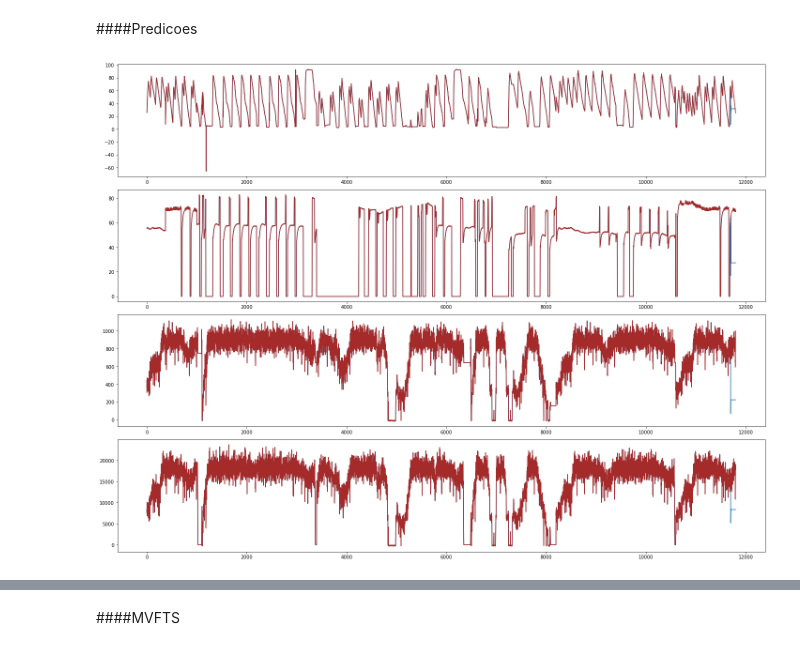
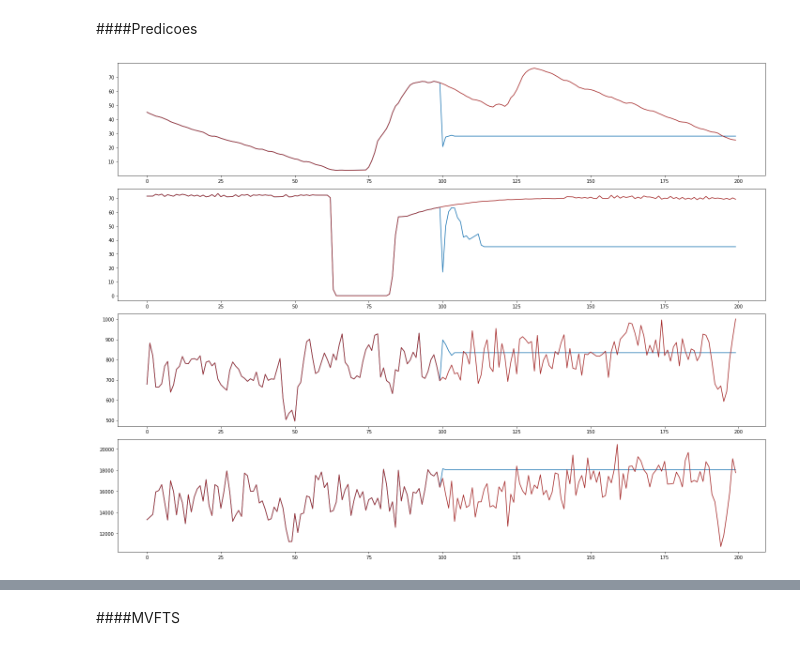
Before and after one commit to gabrielvinicios02/ExperimentsMultivariate, a Jupyter notebook: ClassificadorXGBoost.ipynb, the cells around one changed output, grey strips where cells are left out. Cells and saved outputs as stored; diff of their text form; code cells hidden in the pictures.

```diff
--- a/ClassificadorXGBoost.ipynb
+++ b/ClassificadorXGBoost.ipynb
@@ -1365,7 +1368,10 @@ k = 35
 rows = []
 
 y22=np.asarray(datasets5['SpeedActual'])
+y22n = y22
 y22=y22[:-100]
+y22train = y22[:7000]
+y22test = y22[7000:]
 
 fig, ax = plt.subplots(nrows=1, ncols=1,figsize=[15,5])
 
@@ -1374,7 +1380,7 @@ ax.plot(y22, label='Original',color='black')
 for contador, metodo in enumerate(metodos):
   part22 = metodo(data=y22, npart=k)
   model22 = hofts.HighOrderFTS(order=2, partitioner=part22)
-  model22.fit(y22)
+  model22.fit(y22train)
   forecasts22 = model.predict(y22)
   for o in range(model22.order):
     forecasts22.insert(0,None)
@@ -1411,7 +1417,10 @@ k = 35
 rows = []
 
 y33=np.asarray(datasets5['BeltLoad'])
+y33n = y33
 y33=y33[:-100]
+y33train = y33[:7000]
+y33test = y33[7000:]
 
 fig, ax = plt.subplots(nrows=1, ncols=1,figsize=[15,5])
 
@@ -1420,7 +1429,7 @@ ax.plot(y33, label='Original',color='black')
 for contador, metodo in enumerate(metodos):
   part33 = metodo(data=y33, npart=k)
   model33 = hofts.HighOrderFTS(order=2, partitioner=part33)
-  model33.fit(y33)
+  model33.fit(y33train)
   forecasts33 = model33.predict(y33)
   for o in range(model33.order):
     forecasts33.insert(0,None)
@@ -1457,7 +1466,10 @@ k = 35
 rows = []
 
 y44=np.asarray(datasets5['Rate'])
+y44n = y44
 y44=y44[:-100]
+y44train = y44[:7000]
+y44test = y44[7000:]
 
 fig, ax = plt.subplots(nrows=1, ncols=1,figsize=[15,5])
 
@@ -1466,7 +1478,7 @@ ax.plot(y44, label='Original',color='black')
 for contador, metodo in enumerate(metodos):
   part44 = metodo(data=y44, npart=k)
   model44 = hofts.HighOrderFTS(order=2, partitioner=part44)
-  model44.fit(y44)
+  model44.fit(y44train)
   forecasts44 = model44.predict(y44)
   for o in range(model44.order):
     forecasts44.insert(0,None)
@@ -1495,10 +1507,10 @@ part44.plot(ax)
 ####Predicoes
 # %%
 #Realizando predições de 100 passos a frente dos modelos treinados - 100 passos
-PredictLIT = model11.predict(np.array(grpan),type='point', method='heuristic', steps_ahead=100)
-PredictSpeedActual = model22.predict(np.array(grpan),type='point', method='heuristic', steps_ahead=100)
-PredictBeltLoad = model33.predict(np.array(grpan),type='point', method='heuristic', steps_ahead=100)
-PredictRate = model44.predict(np.array(grpan),type='point', method='heuristic', steps_ahead=100)
+PredictLIT = model11.predict(np.array(y11test),type='point', method='heuristic', steps_ahead=100)
+PredictSpeedActual = model22.predict(np.array(y22test),type='point', method='heuristic', steps_ahead=100)
+PredictBeltLoad = model33.predict(np.array(y33test),type='point', method='heuristic', steps_ahead=100)
+PredictRate = model44.predict(np.array(y44test),type='point', method='heuristic', steps_ahead=100)
 # %%
 #Obtendo o novo modelo com os dados preditos
 model11Predict = pwfts.ProbabilisticWeightedFTS(order=2, partitioner=part11, progress=False, type='distribution')
@@ -1519,18 +1531,18 @@ model44Predict.fit(DadosPredTestV4)#adicionar dados de  teste
 # %%
 fig8, ax = plt.subplots(nrows=4, ncols=1, figsize=[20,15])
 
-ax[0].plot(DadosPredTestV1)
-ax[0].plot(np.asarray(datasets5['LIT']),color='brown')
-ax[1].plot(DadosPredTestV2)
-ax[1].plot(np.asarray(datasets5['SpeedActual']),color='brown')
-ax[2].plot(DadosPredTestV3)
-ax[2].plot(np.asarray(datasets5['BeltLoad']),color='brown')
-ax[3].plot(DadosPredTestV4)
-ax[3].plot(np.asarray(datasets5['Rate']),color='brown')
+ax[0].plot(DadosPredTestV1[-200:])
+ax[0].plot(np.asarray(datasets5['LIT'])[-200:],color='brown')
+ax[1].plot(DadosPredTestV2[-200:])
+ax[1].plot(np.asarray(datasets5['SpeedActual'])[-200:],color='brown')
+ax[2].plot(DadosPredTestV3[-200:])
+ax[2].plot(np.asarray(datasets5['BeltLoad'])[-200:],color='brown')
+ax[3].plot(DadosPredTestV4[-200:])
+ax[3].plot(np.asarray(datasets5['Rate'])[-200:],color='brown')
 
 plt.tight_layout()
 # %% [output]
-[figure, old version]
+[figure, new version]
 # %%
 _, _, lhs11p, rhs11p = pwfts.highorder_fuzzy_markov_chain(model11Predict)
 #print(lhs11p)
```
Also changed, not shown: parts of 8 cells of this notebook.
